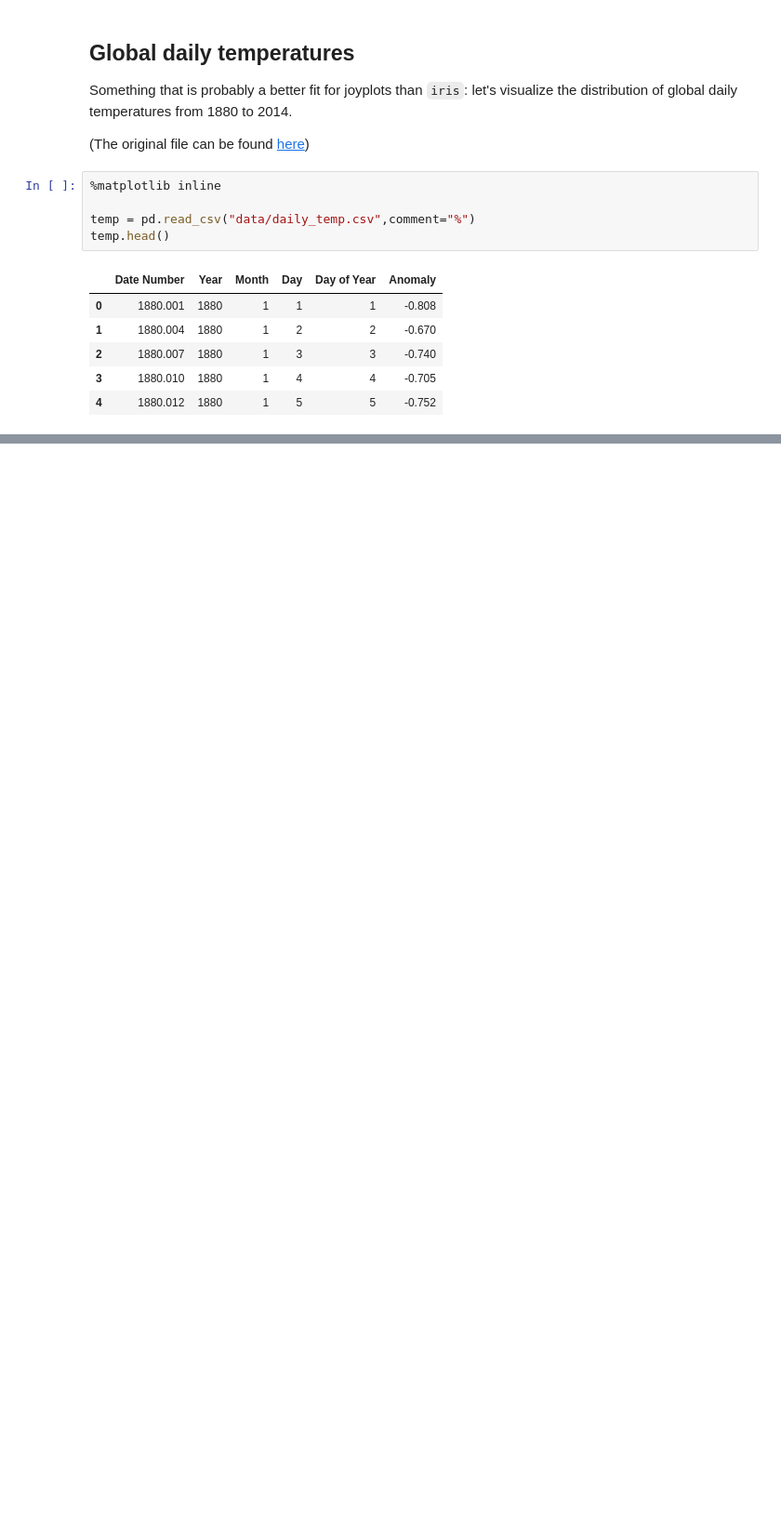
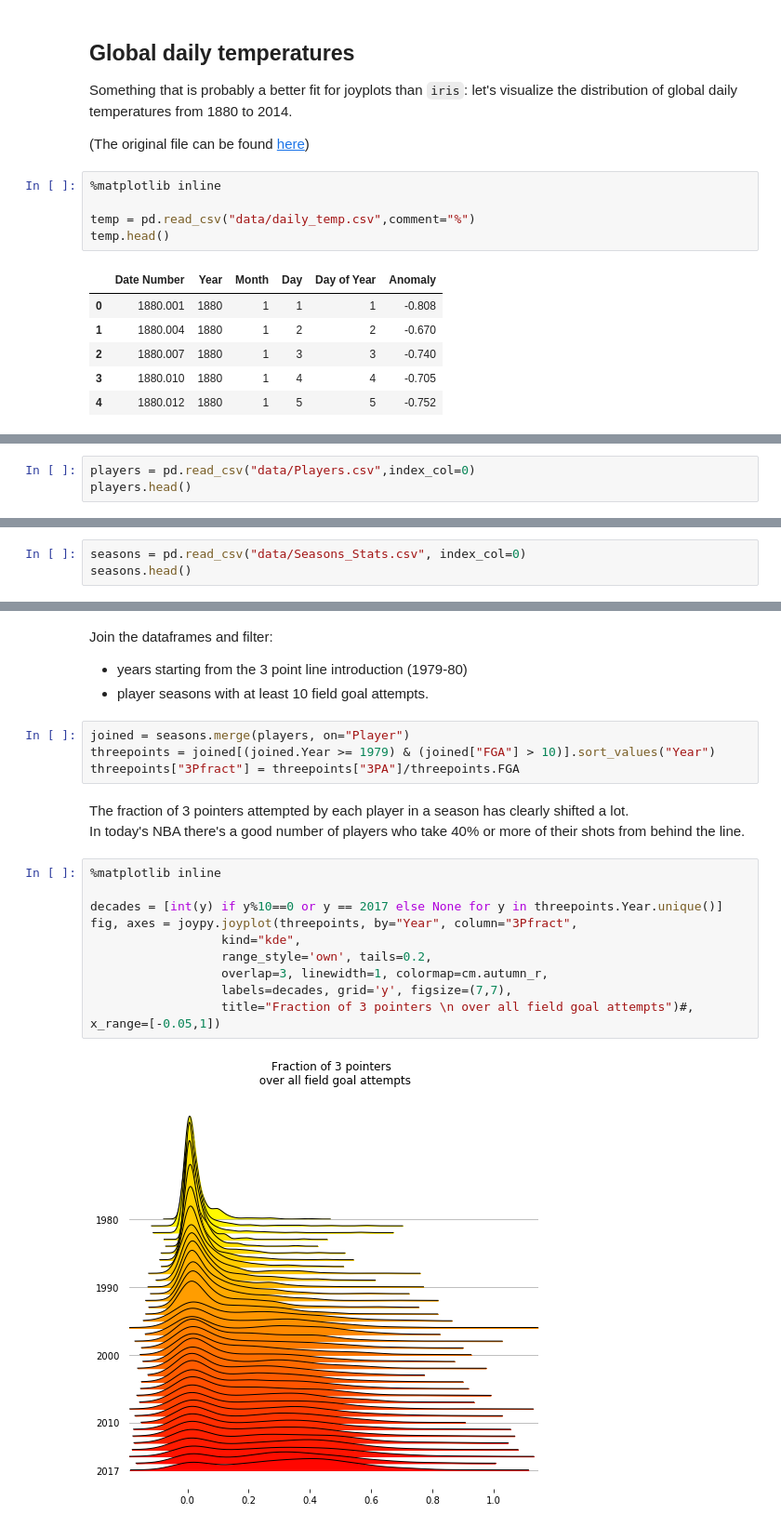
Before and after one commit to leotac/joypy, a Jupyter notebook: Joyplot.ipynb, the cells around one changed output, grey strips where cells are left out. Shown: that part at 93% size. Saved outputs shown, nothing was run; the diff lists cells and outputs as text; blank space fills up the shorter version.

```diff
--- a/Joyplot.ipynb
+++ b/Joyplot.ipynb
@@ -135,0 +145,3 @@ for a in axes[:-1]:
+# %%
+players = pd.read_csv("data/Players.csv",index_col=0)
+players.head()
@@ -135,0 +155,3 @@ for a in axes[:-1]:
+# %%
+seasons = pd.read_csv("data/Seasons_Stats.csv", index_col=0)
+seasons.head()
@@ -135,0 +166,23 @@ for a in axes[:-1]:
+# %% [markdown]
+Join the dataframes and filter:
+- years starting from the 3 point line introduction (1979-80)
+- player seasons with at least 10 field goal attempts.
+# %%
+joined = seasons.merge(players, on="Player")
+threepoints = joined[(joined.Year >= 1979) & (joined["FGA"] > 10)].sort_values("Year")
+threepoints["3Pfract"] = threepoints["3PA"]/threepoints.FGA
+# %% [markdown]
+The fraction of 3 pointers attempted by each player in a season has clearly shifted a lot.
+In today's NBA there's a good number of players who take 40% or more of their shots from behind the line.
+# %%
+%matplotlib inline
+
+decades = [int(y) if y%10==0 or y == 2017 else None for y in threepoints.Year.unique()]
+fig, axes = joypy.joyplot(threepoints, by="Year", column="3Pfract",
+                  kind="kde",
+                  range_style='own', tails=0.2,
+                  overlap=3, linewidth=1, colormap=cm.autumn_r,
+                  labels=decades, grid='y', figsize=(7,7),
+                  title="Fraction of 3 pointers \n over all field goal attempts")#, x_range=[-0.05,1])
+# %% [output]
+[figure, added]
```
Also changed, not shown: parts of 18 cells of this notebook, 2 other files.
